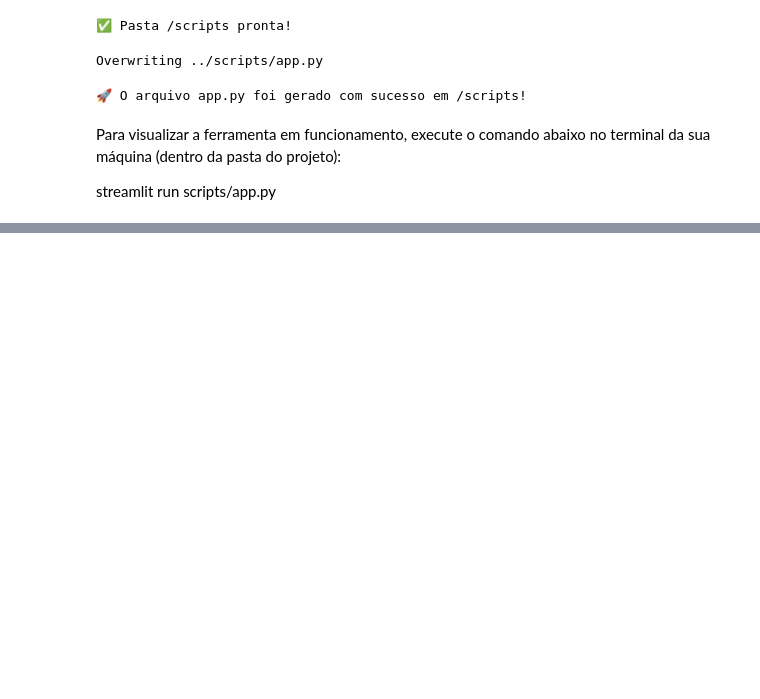
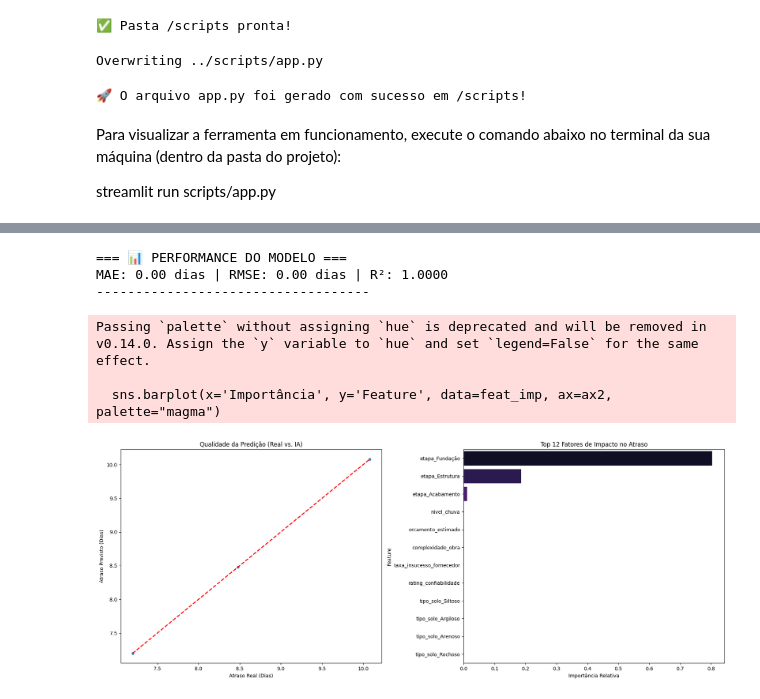
Before and after one commit to Santosdevbjj/analiseRiscosAtrasoObras, a Jupyter notebook: Notebooks/02_modelagem_preditiva.ipynb, the cells around one changed output, grey strips where cells are left out. Drawn from its saved outputs; the diff is of its cells as text; code cells hidden in the pictures; blank space fills up the shorter version.

```diff
--- a/Notebooks/02_modelagem_preditiva.ipynb
+++ b/Notebooks/02_modelagem_preditiva.ipynb
@@ -1054,2 +1062,62 @@ files.download(model_full_path)
 [interactive output not drawn]
 [interactive output not drawn]
+# %%
+
+from sklearn.metrics import mean_absolute_error, r2_score, mean_squared_error
+import matplotlib.pyplot as plt
+import seaborn as sns
+import pandas as pd
+import numpy as np
+
+# 1. Realizar predições
+y_pred = pipeline_mrv.predict(X_test)
+
+# 2. Calcular Métricas
+mae = mean_absolute_error(y_test, y_pred)
+mse = mean_squared_error(y_test, y_pred)
+rmse = np.sqrt(mse)
+r2 = r2_score(y_test, y_pred)
+
+print(f"=== 📊 PERFORMANCE DO MODELO ===\nMAE: {mae:.2f} dias | RMSE: {rmse:.2f} dias | R²: {r2:.4f}\n" + "-"*35)
+
+# 3. Gráficos de Diagnóstico
+fig, (ax1, ax2) = plt.subplots(1, 2, figsize=(18, 7))
+
+# A. Gráfico de Resíduos (Real vs Previsto)
+sns.scatterplot(x=y_test, y=y_pred, alpha=0.6, ax=ax1, color="#2E86C1")
+ax1.plot([y_test.min(), y_test.max()], [y_test.min(), y_test.max()], '--r', lw=2)
+ax1.set_title("Qualidade da Predição (Real vs. IA)")
+ax1.set_xlabel("Atraso Real (Dias)")
+ax1.set_ylabel("Atraso Previsto (Dias)")
+
+# B. Importância das Features (MÉTODO AUTOMÁTICO)
+try:
+    # Este comando pega os nomes exatos das colunas NA ORDEM que o Pipeline as gerou
+    nomes_colunas = pipeline_mrv.named_steps['preprocessor'].get_feature_names_out()
+
+    # Limpar os prefixos "cat__" e "num__" que o Scikit-Learn adiciona para ficar mais bonito
+    nomes_limpos = [n.split("__")[-1] for n in nomes_colunas]
+
+    importances = pipeline_mrv.named_steps['model'].feature_importances_
+
+    feat_imp = pd.DataFrame({'Feature': nomes_limpos, 'Importância': importances})
+    feat_imp = feat_imp.sort_values(by='Importância', ascending=False).head(12)
+
+    sns.barplot(x='Importância', y='Feature', data=feat_imp, ax=ax2, palette="magma")
+    ax2.set_title("Top 12 Fatores de Impacto no Atraso")
+    ax2.set_xlabel("Importância Relativa")
+
+except Exception as e:
+    ax2.text(0.5, 0.5, f"Erro ao gerar importância:\n{e}", ha='center', va='center')
+    print(f"⚠️ Nota: Não foi possível mapear as features. Erro: {e}")
+
+plt.tight_layout()
+plt.show()
+# %% [output]
+=== 📊 PERFORMANCE DO MODELO ===
+MAE: 0.00 dias | RMSE: 0.00 dias | R²: 1.0000
+-----------------------------------
+Passing `palette` without assigning `hue` is deprecated and will be removed in v0.14.0. Assign the `y` variable to `hue` and set `legend=False` for the same effect.
+
+  sns.barplot(x='Importância', y='Feature', data=feat_imp, ax=ax2, palette="magma")
+[figure, added]
```
Also changed, not shown: parts of 3 cells of this notebook.
